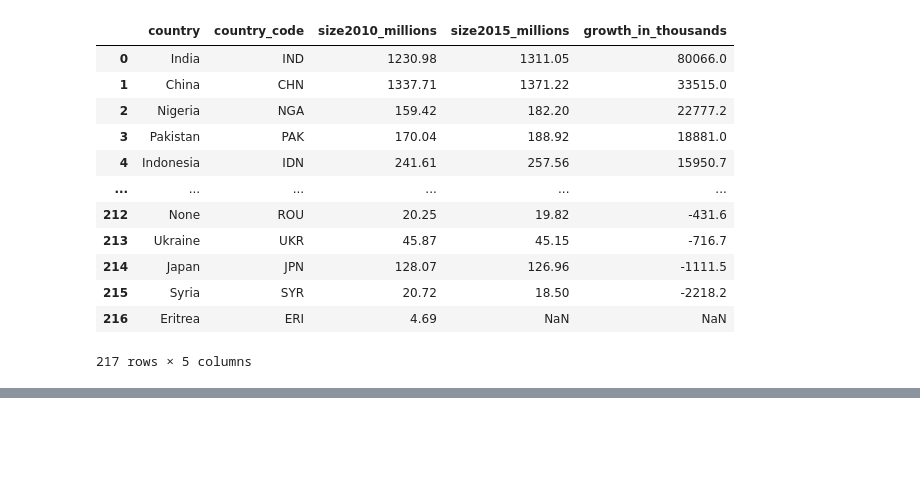
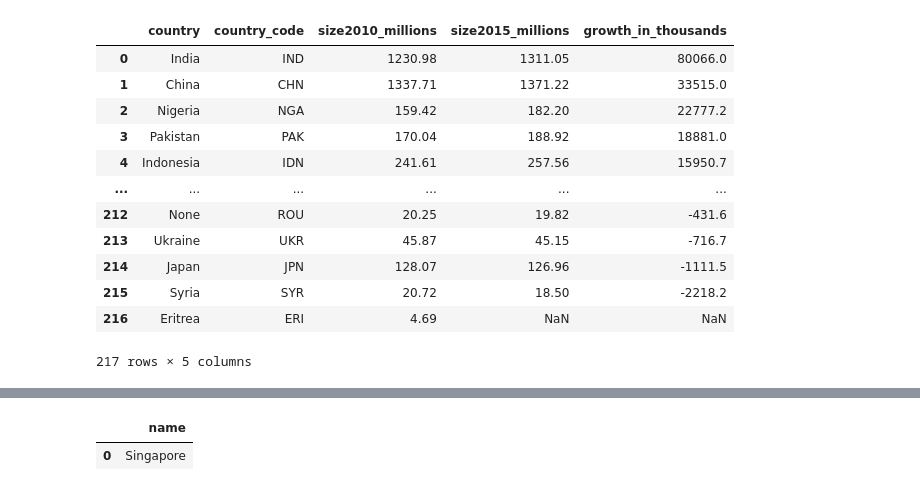
Before and after one commit to Cooleekova/data_engineering, a Jupyter notebook: SQL/Joining_data_in_SQL.ipynb, the cells around one changed output, grey strips where cells are left out. Saved outputs shown, nothing was run; the diff lists cells and outputs as text; code cells hidden in the pictures; blank space fills up the shorter version.

```diff
--- a/SQL/Joining_data_in_SQL.ipynb
+++ b/SQL/Joining_data_in_SQL.ipynb
@@ -474,0 +491,13 @@ pd.read_sql("""SELECT *
+# %%
+# Return all cities with the same name as a country
+
+pd.read_sql("""SELECT name
+               FROM cities
+               INTERSECT
+               SELECT country_name
+               FROM countries
+               ;""",
+            con)
+# %% [output]
+|  | name |
+| 0 | Singapore |
```
Also changed, not shown: parts of 9 cells of this notebook.
